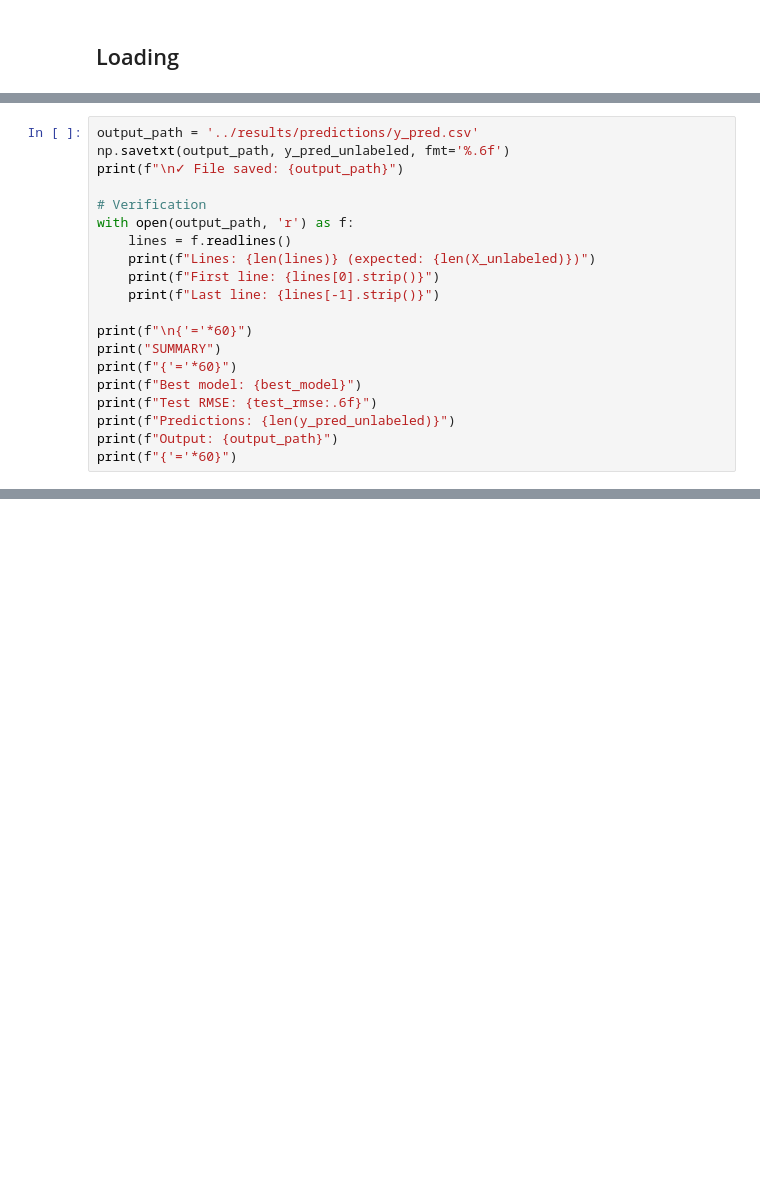
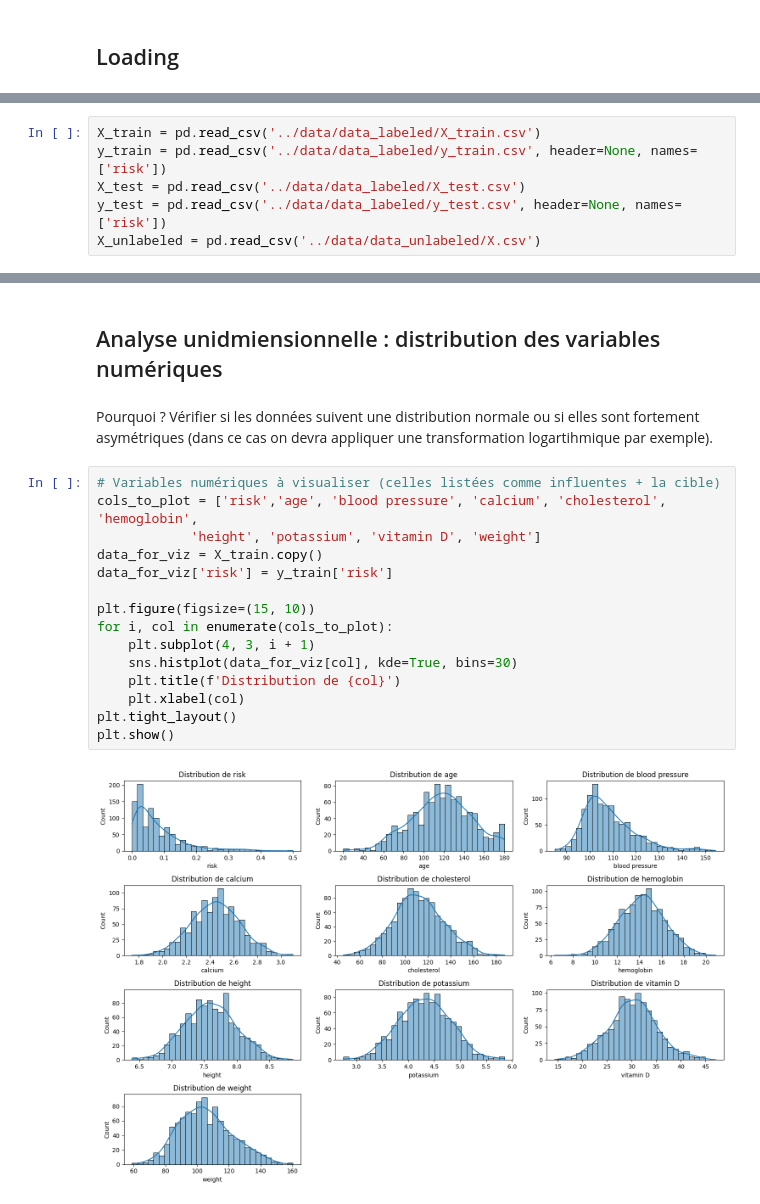
Before and after one commit to mat-bau/ml-project, a Jupyter notebook: notebooks/02_linear_model.ipynb, the cells around one changed output, grey strips where cells are left out. Drawn from its saved outputs; the diff is of its cells as text; blank space fills up the shorter version.

```diff
--- a/notebooks/02_linear_model.ipynb
+++ b/notebooks/02_linear_model.ipynb
@@ -427,20 +13,0 @@ Max:    0.301556
-# %%
-output_path = '../results/predictions/y_pred.csv'
-np.savetxt(output_path, y_pred_unlabeled, fmt='%.6f')
-print(f"\n✓ File saved: {output_path}")
-
-# Verification
-with open(output_path, 'r') as f:
-    lines = f.readlines()
-    print(f"Lines: {len(lines)} (expected: {len(X_unlabeled)})")
-    print(f"First line: {lines[0].strip()}")
-    print(f"Last line: {lines[-1].strip()}")
-
-print(f"\n{'='*60}")
-print("SUMMARY")
-print(f"{'='*60}")
-print(f"Best model: {best_model}")
-print(f"Test RMSE: {test_rmse:.6f}")
-print(f"Predictions: {len(y_pred_unlabeled)}")
-print(f"Output: {output_path}")
-print(f"{'='*60}")
@@ -460,0 +37,6 @@ Output: ../results/predictions/y_pred.csv
+# %%
+X_train = pd.read_csv('../data/data_labeled/X_train.csv')
+y_train = pd.read_csv('../data/data_labeled/y_train.csv', header=None, names=['risk'])
+X_test = pd.read_csv('../data/data_labeled/X_test.csv')
+y_test = pd.read_csv('../data/data_labeled/y_test.csv', header=None, names=['risk'])
+X_unlabeled = pd.read_csv('../data/data_unlabeled/X.csv')
@@ -460,0 +189,21 @@ Output: ../results/predictions/y_pred.csv
+# %% [markdown]
+## Analyse unidmiensionnelle : distribution des variables numériques
+# %% [markdown]
+Pourquoi ? Vérifier si les données suivent une distribution normale ou si elles sont fortement asymétriques (dans ce cas on devra appliquer une transformation logartihmique par exemple).
+# %%
+# Variables numériques à visualiser (celles listées comme influentes + la cible)
+cols_to_plot = ['risk','age', 'blood pressure', 'calcium', 'cholesterol', 'hemoglobin',
+            'height', 'potassium', 'vitamin D', 'weight']
+data_for_viz = X_train.copy()
+data_for_viz['risk'] = y_train['risk']
+
+plt.figure(figsize=(15, 10))
+for i, col in enumerate(cols_to_plot):
+    plt.subplot(4, 3, i + 1)
+    sns.histplot(data_for_viz[col], kde=True, bins=30)
+    plt.title(f'Distribution de {col}')
+    plt.xlabel(col)
+plt.tight_layout()
+plt.show()
+# %% [output]
+[figure, added]
```
Also changed, not shown: parts of 55 cells of this notebook, 1 other file.
